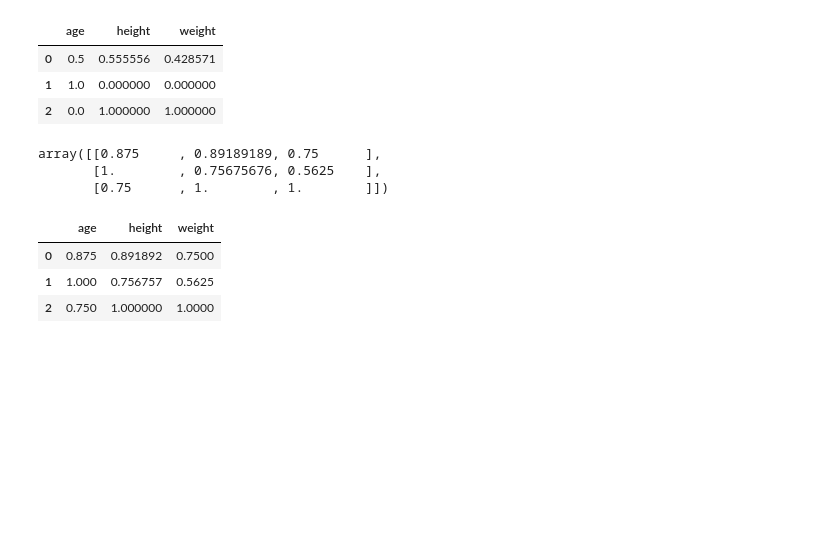
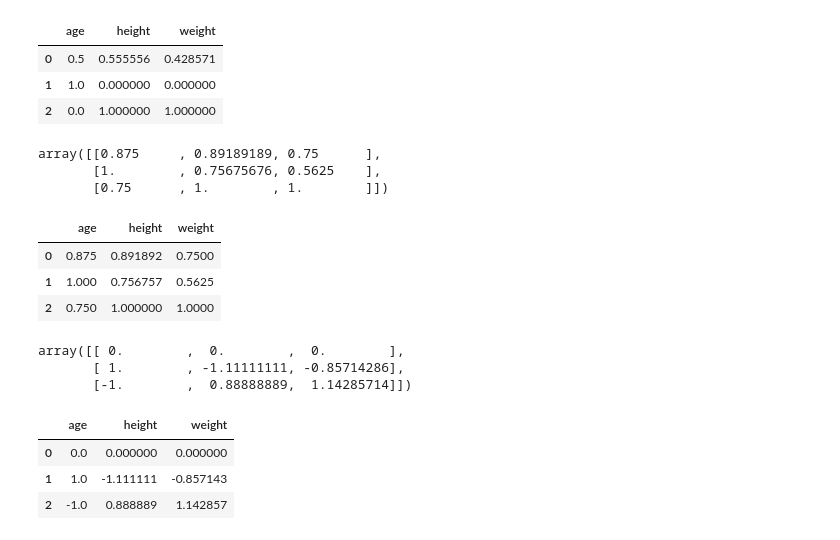
Before and after one commit to Munaam17/Practice-questions, a Jupyter notebook: Machine_Learning/ML.ipynb, the cells around one changed output. Saved outputs shown, nothing was run; the diff lists cells and outputs as text; code cells hidden in the pictures; blank space fills up the shorter version.

Commit message:
Robust Scalar

```diff
--- a/Machine_Learning/ML.ipynb
+++ b/Machine_Learning/ML.ipynb
@@ -398,3 +399,34 @@ scaled_df
 | 0 | 0.875 | 0.891892 | 0.7500 |
 | 1 | 1.000 | 0.756757 | 0.5625 |
 | 2 | 0.750 | 1.000000 | 1.0000 |
+# %%
+# Robust Scalar
+# Sample data for Scaling
+
+data3 = {
+    'age' : [28,32,24],
+    'height' : [165, 140, 185],
+    'weight' : [60, 45, 80]
+}
+
+df6 = pd.DataFrame(data3)
+df6
+
+#import the scalar
+scalar = RobustScaler()
+
+#fit the scalar
+scaled_df = scalar.fit_transform(df6)
+scaled_df
+# %% [output]
+array([[ 0.        ,  0.        ,  0.        ],
+       [ 1.        , -1.11111111, -0.85714286],
+       [-1.        ,  0.88888889,  1.14285714]])
+# %%
+scaled_df = pd.DataFrame(scaled_df, columns=df6.columns)
+scaled_df
+# %% [output]
+|  | age | height | weight |
+| 0 | 0.0 | 0.000000 | 0.000000 |
+| 1 | 1.0 | -1.111111 | -0.857143 |
+| 2 | -1.0 | 0.888889 | 1.142857 |
```
Also changed, not shown: parts of 2 cells of this notebook.
